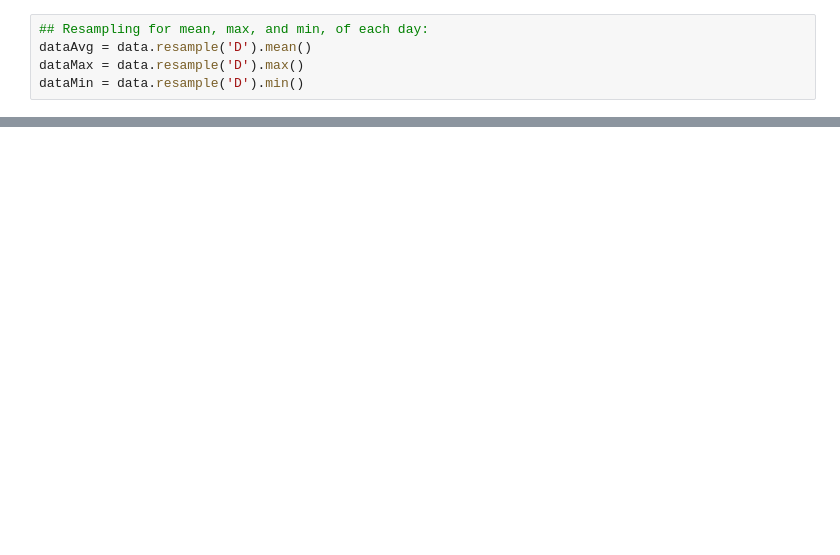
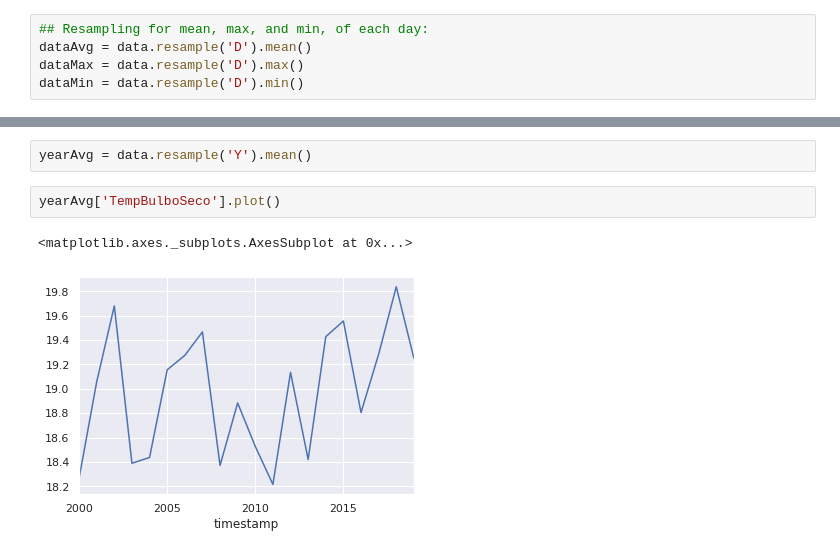
Before and after one commit to tbnsilveira/WeatherCWB, a Jupyter notebook: weatherCWB.ipynb, the cells around one changed output, grey strips where cells are left out. Drawn from its saved outputs; the diff is of its cells as text; blank space fills up the shorter version.

```diff
--- a/weatherCWB.ipynb
+++ b/weatherCWB.ipynb
@@ -214,0 +253,7 @@ dataAvg['TempBulboSeco'].hist()
+# %%
+yearAvg = data.resample('Y').mean()
+# %%
+yearAvg['TempBulboSeco'].plot()
+# %% [output]
+<matplotlib.axes._subplots.AxesSubplot at 0x...>
+[figure, added]
```
Also changed, not shown: parts of 8 cells of this notebook.
